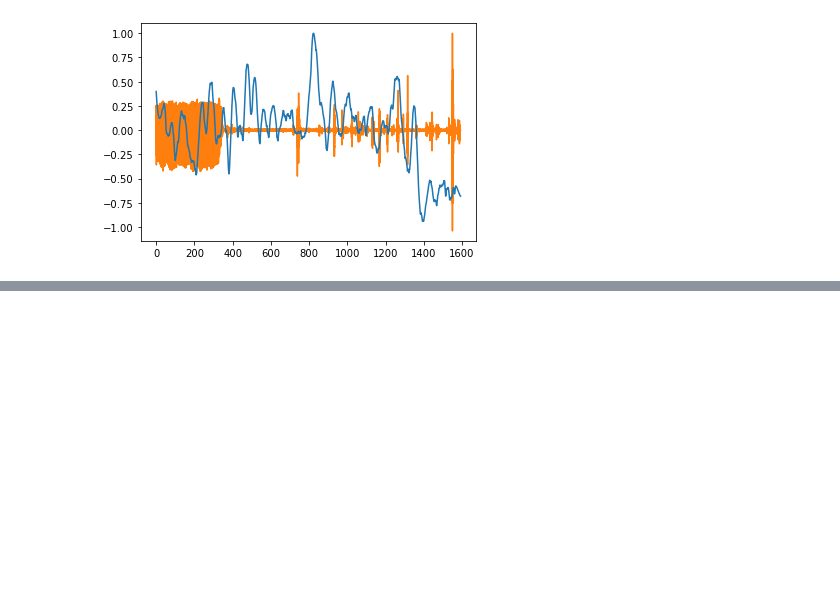
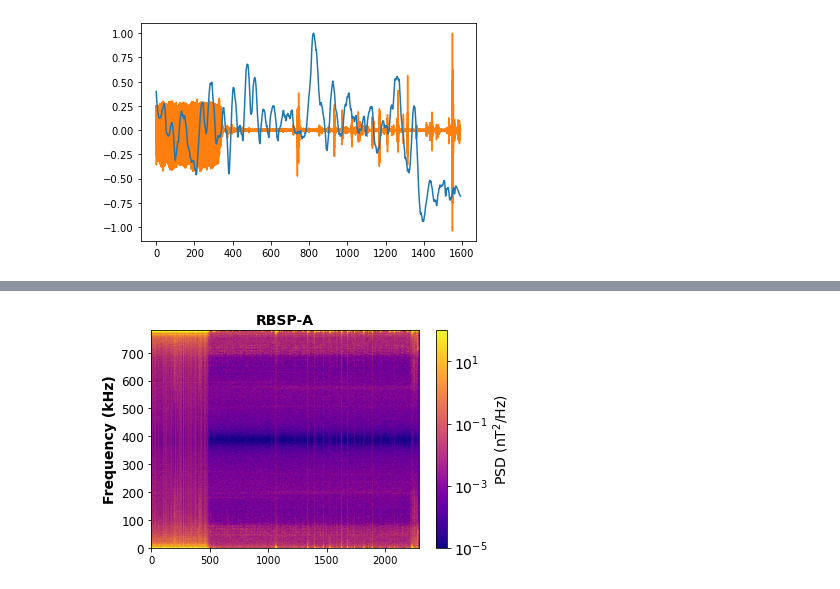
Before and after one commit to rileytroyer/pa-citizen-science, a Jupyter notebook: ludes-pa-sound.ipynb, the cells around one changed output, grey strips where cells are left out. Drawn from its saved outputs; the diff is of its cells as text; code cells hidden in the pictures; blank space fills up the shorter version.

```diff
--- a/ludes-pa-sound.ipynb
+++ b/ludes-pa-sound.ipynb
@@ -218,0 +272,25 @@ plt.xlim(600, 1000)
+# %%
+# Plot the psd spectrum
+fig, ax = plt.subplots()
+psd_plot = ax.pcolormesh(burst_time_mesh, burst_freq_mesh/1000,
+                         psd,
+                         norm=mcolors.LogNorm(),
+                         cmap='plasma', shading='gouraud')
+
+# Create colorbar
+psd_cbar = fig.colorbar(psd_plot, ax=ax)
+psd_cbar.set_label(r'PSD (nT$^2$/Hz)', fontsize=14)
+psd_cbar.ax.tick_params(labelsize=14)
+
+# Setup axes
+ax.set_title('RBSP-A', fontsize=14, fontweight='bold')
+ax.set_ylabel('Frequency (kHz)', fontsize=14, fontweight='bold')
+
+#ax.set_xlim(start_time, end_time)
+#ax.set_ylim(300, 500)
+#ax.set_yscale('log')
+
+
+ax.tick_params(axis='y', which='major', labelsize=12)
+# %% [output]
+[figure, added]
```
Also changed, not shown: parts of 4 cells of this notebook.
